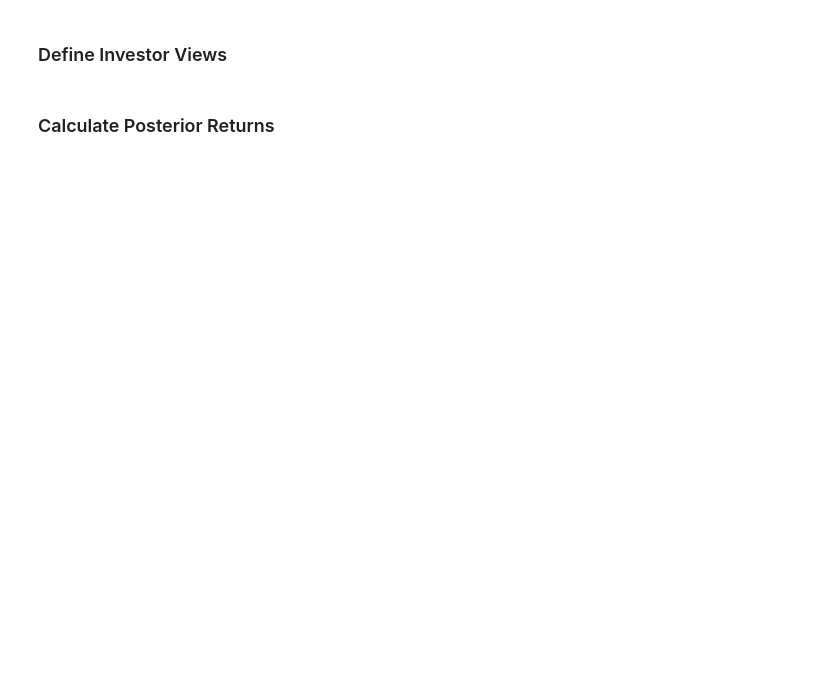
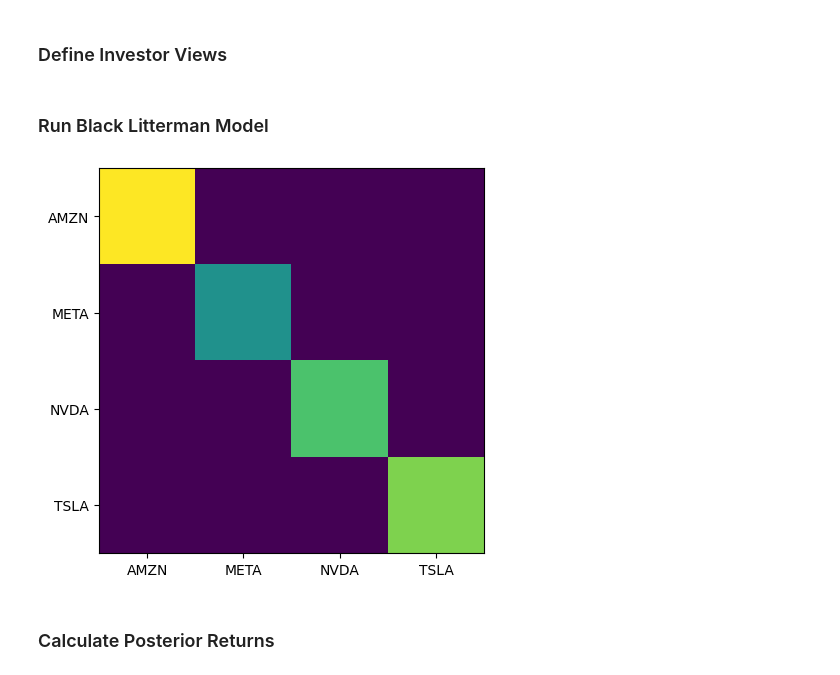
Before and after one commit to chantalmaskell/Black_Litterman_Portfolio_Optimisation, a Jupyter notebook: In_Progress/markov_switching_BL.ipynb, the cells around one changed output. Cells and saved outputs as stored; diff of their text form; code cells hidden in the pictures; blank space fills up the shorter version.

```diff
--- a/In_Progress/markov_switching_BL.ipynb
+++ b/In_Progress/markov_switching_BL.ipynb
@@ -313,0 +306,2 @@ markov_bl = BlackLittermanModel(
+# %% [markdown]
+### Run Black Litterman Model
@@ -314,3 +320,22 @@ markov_bl = BlackLittermanModel(
+# %%
+def plot_omega():
+    tickers_with_views = ["AMZN", "META", "NVDA", "TSLA"]
+
+    fig, ax = plt.subplots(figsize=(5,5))
+    im = ax.imshow(markov_bl.omega)
+
+    ax.set_xticks(np.arange(len(tickers_with_views)))
+    ax.set_yticks(np.arange(len(tickers_with_views)))
+
+    ax.set_xticklabels(tickers_with_views)
+    ax.set_yticklabels(tickers_with_views)
+    plt.show()
+
+    np.diag(markov_bl.omega)
+
+plot_omega()
+# %% [output]
+[figure, added]
 # %% [markdown]
 ### Calculate Posterior Returns
 # %%
```
Also changed, not shown: parts of 27 cells of this notebook.
